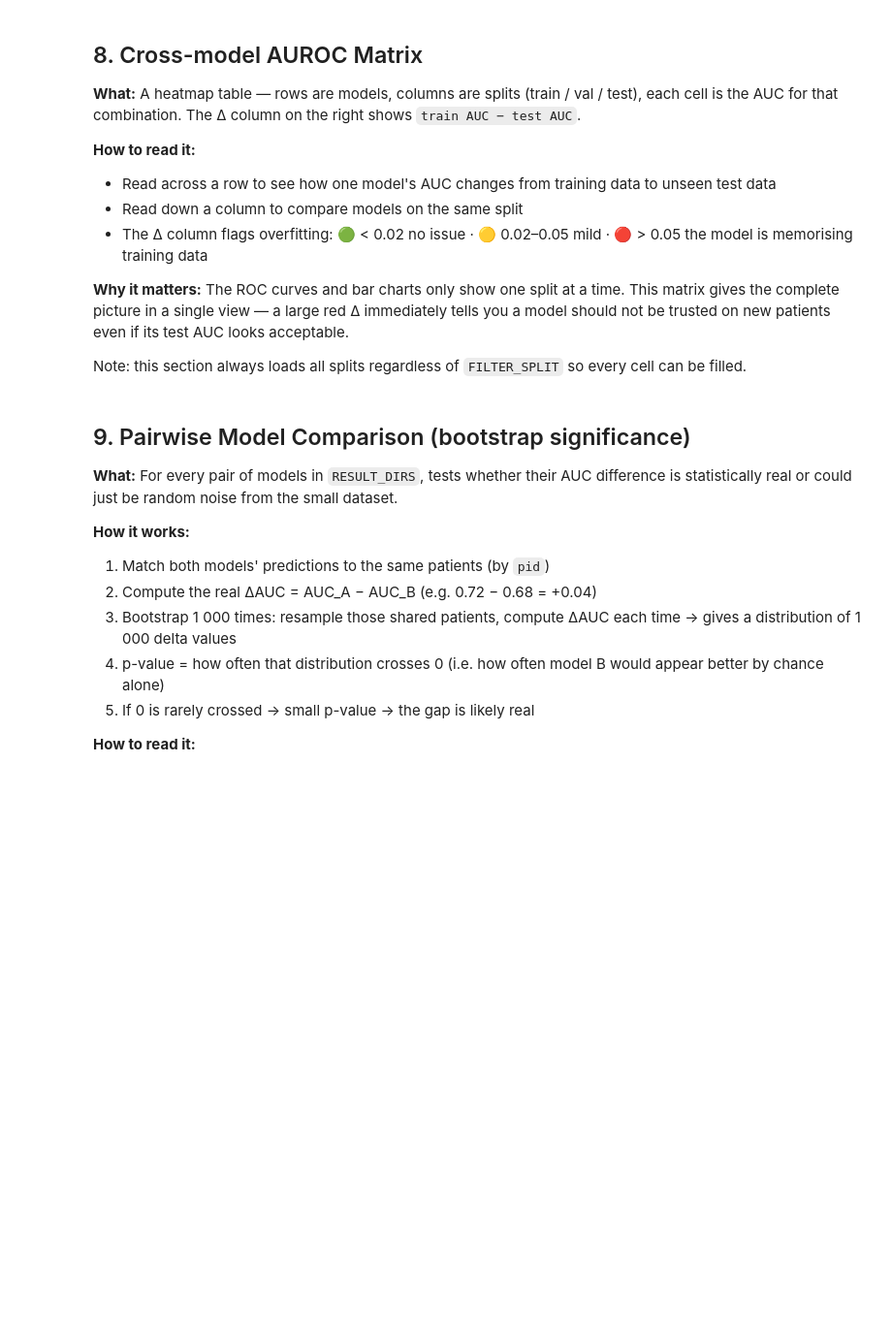
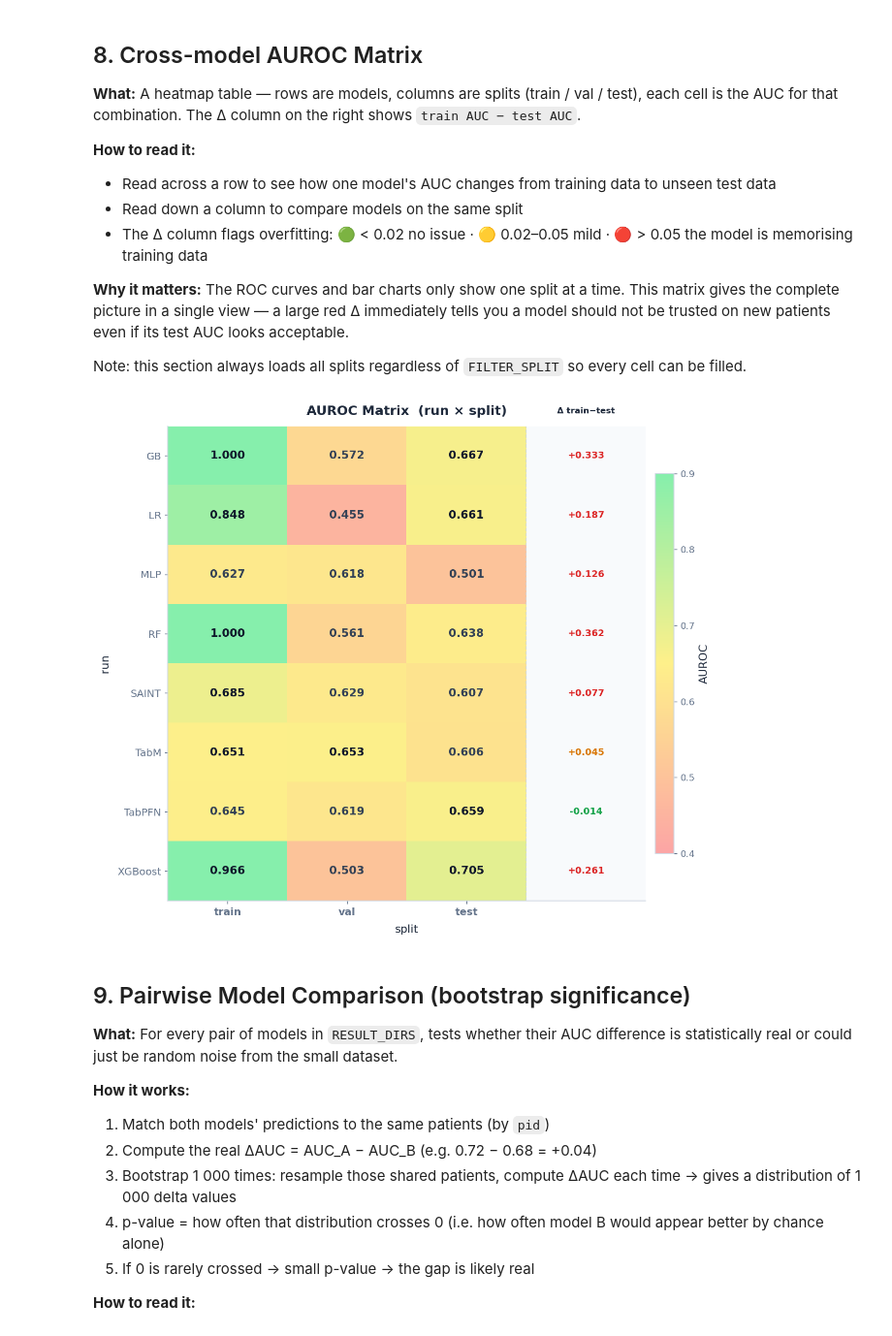
Before and after one commit to MIAGroupUT/TabPredict, a Jupyter notebook: eval/compare_results.ipynb, the cells around one changed output. Shown at 97% size. Drawn from its saved outputs; the diff is of its cells as text; code cells hidden in the pictures; blank space fills up the shorter version.

```diff
--- a/eval/compare_results.ipynb
+++ b/eval/compare_results.ipynb
@@ -835,6 +1141,7 @@ def plot_auc_matrix(df, row_key="run", col_key="split"):
 
     mat = pivot.values.astype(float)
     # imshow: cell (row i, col j) sits at data coords (x=j, y=i)
+    ax.grid(False)
     im = ax.imshow(mat, cmap=_CMAP_AUC, vmin=0.40, vmax=0.90,
                    aspect="auto", zorder=1)
 
@@ -866,33 +1173,35 @@ def plot_auc_matrix(df, row_key="run", col_key="split"):
 
         # dashed separator
         ax.axvline(n_cols - 0.5, color=_SPINE, lw=1.0, ls="--", zorder=2, alpha=0.7)
 
         # column header (sits above row 0, i.e. at y = -0.75)
         ax.text(x_delta, -0.75, "Δ train−test",
                 ha="center", va="center", fontsize=9,
                 fontweight="600", color=_TEXT)
 
         for i, gv in enumerate(gap):
             if np.isnan(gv):
                 lbl, col = "n/a", "#94A3B8"
             else:
                 lbl = f"{gv:+.3f}"
                 col = ("#DC2626" if gv > 0.05
                        else "#D97706" if gv > 0.02
                        else "#16A34A")
             ax.text(x_delta, i, lbl,
                     ha="center", va="center",
                     fontsize=10, fontweight="700", color=col, zorder=3)
 
     plt.colorbar(im, ax=ax, label="AUROC", shrink=0.8, pad=0.02)
     # plt.show()
     return fig
 
 
 # Always load without split filter so all matrix cells are filled
 _df_all, _ = load_all(RESULT_DIRS)
 fig = plot_auc_matrix(_df_all, row_key="run", col_key="split")
 fig.savefig(f"{OUTPUT_DIR}/AUROC_Matrix.pdf", bbox_inches='tight')
+# %% [output]
+[figure, added]
 # %% [markdown]
 ## 9. Pairwise Model Comparison (bootstrap significance)
 
```
Also changed, not shown: parts of 20 cells of this notebook, 2 other files.
